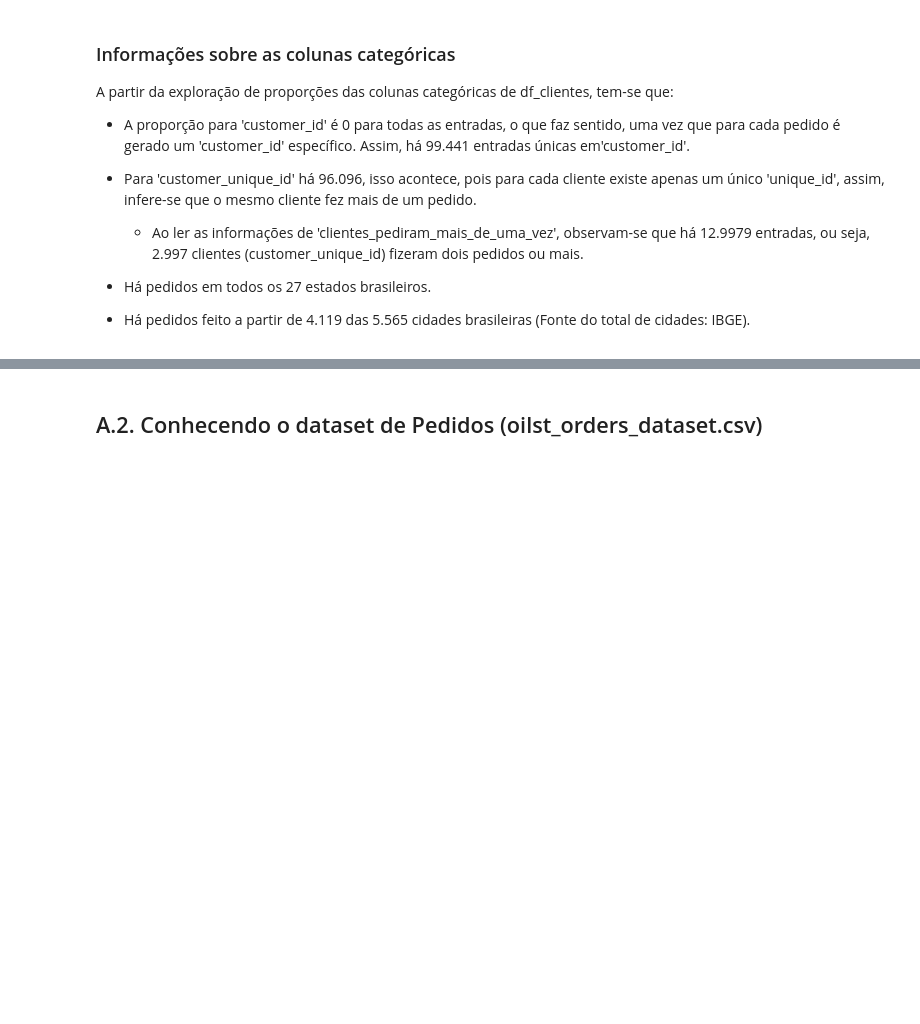
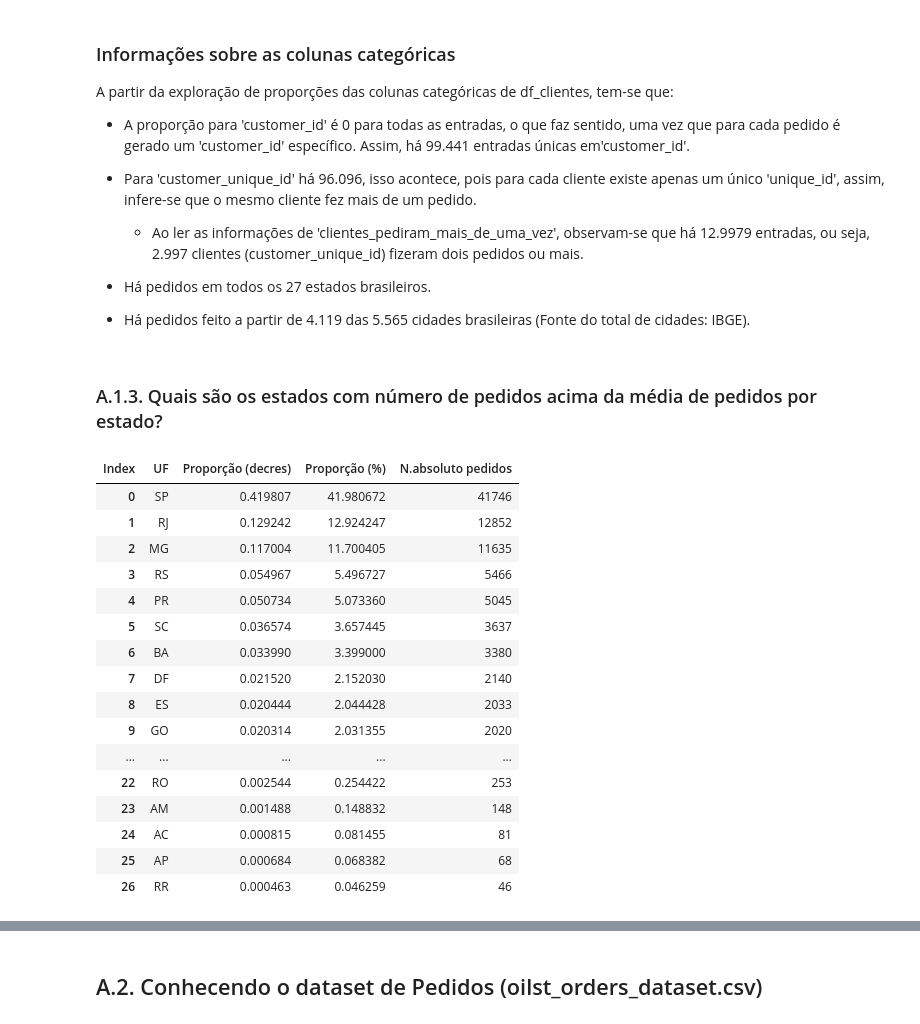
Before and after one commit to julianabpeixoto/data-science-portfolio, a Jupyter notebook: santander_coders_2023_2semestre_trilha_data_science_tecnicas_programacao_1_projeto_final/jbp_projeto_final.ipynb, the cells around one changed output, grey strips where cells are left out. Drawn from its saved outputs; the diff is of its cells as text; code cells hidden in the pictures; blank space fills up the shorter version.

```diff
--- a/santander_coders_2023_2semestre_trilha_data_science_tecnicas_programacao_1_projeto_final/jbp_projeto_final.ipynb
+++ b/santander_coders_2023_2semestre_trilha_data_science_tecnicas_programacao_1_projeto_final/jbp_projeto_final.ipynb
@@ -508,3 +508,31 @@ A partir da exploração de proporções das colunas categóricas de df_clientes
 - Há pedidos em todos os 27 estados brasileiros.
 
 - Há pedidos feito a partir de 4.119 das 5.565 cidades brasileiras (Fonte do total de cidades: IBGE).
+# %% [markdown]
+### A.1.3. Quais são os estados com número de pedidos acima da média de pedidos por estado?
+# %%
+# Criar uma nova coluna em df_clientes_proporcao_uf com dados absolutos do número de pedidos (usando ndarray)
+
+df_clientes_proporcao_uf['N.absoluto pedidos'] = df_clientes.groupby('customer_state')['customer_id'].nunique()
+df_clientes_proporcao_uf.reset_index(inplace=True)
+df_clientes_proporcao_uf = df_clientes_proporcao_uf.rename(columns={'index': 'UF'})
+df_clientes_proporcao_uf = df_clientes_proporcao_uf.rename_axis('Index', axis='columns')
+df_clientes_proporcao_uf
+# %% [output]
+| Index | UF | Proporção (decres) | Proporção (%) | N.absoluto pedidos |
+| 0 | SP | 0.419807 | 41.980672 | 41746 |
+| 1 | RJ | 0.129242 | 12.924247 | 12852 |
+| 2 | MG | 0.117004 | 11.700405 | 11635 |
+| 3 | RS | 0.054967 | 5.496727 | 5466 |
+| 4 | PR | 0.050734 | 5.073360 | 5045 |
+| 5 | SC | 0.036574 | 3.657445 | 3637 |
+| 6 | BA | 0.033990 | 3.399000 | 3380 |
+| 7 | DF | 0.021520 | 2.152030 | 2140 |
+| 8 | ES | 0.020444 | 2.044428 | 2033 |
+| 9 | GO | 0.020314 | 2.031355 | 2020 |
+| ... | ... | ... | ... | ... |
+| 22 | RO | 0.002544 | 0.254422 | 253 |
+| 23 | AM | 0.001488 | 0.148832 | 148 |
+| 24 | AC | 0.000815 | 0.081455 | 81 |
+| 25 | AP | 0.000684 | 0.068382 | 68 |
+| 26 | RR | 0.000463 | 0.046259 | 46 |
```
Also changed, not shown: parts of 23 cells of this notebook.
